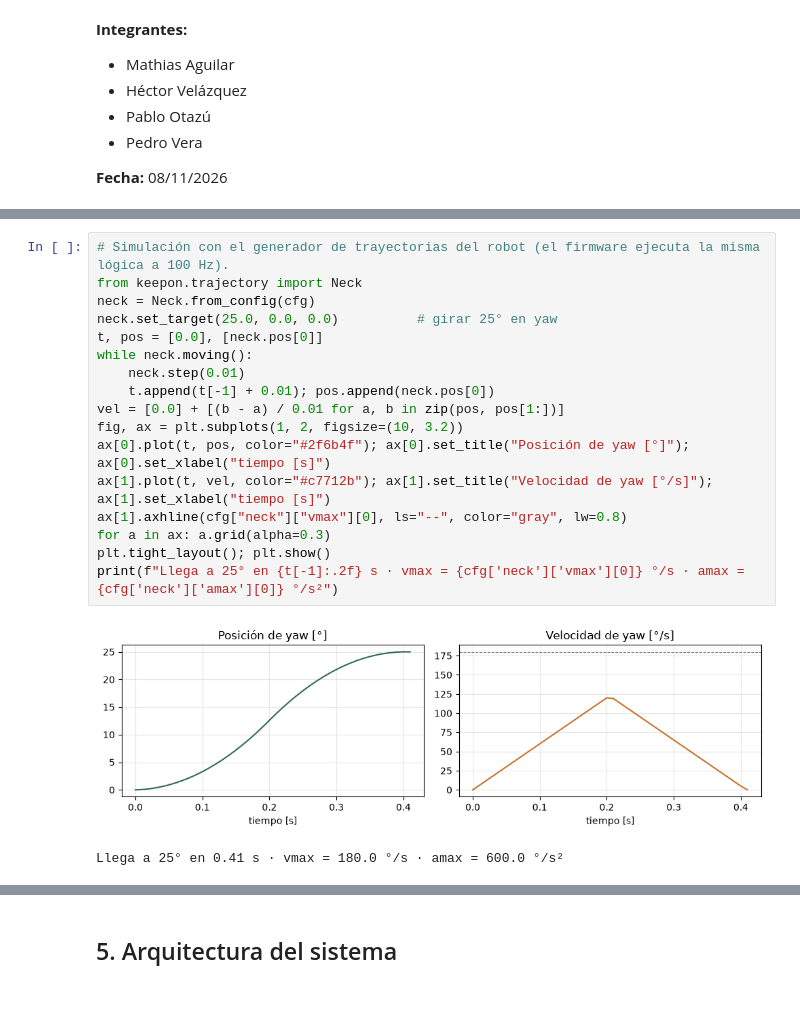
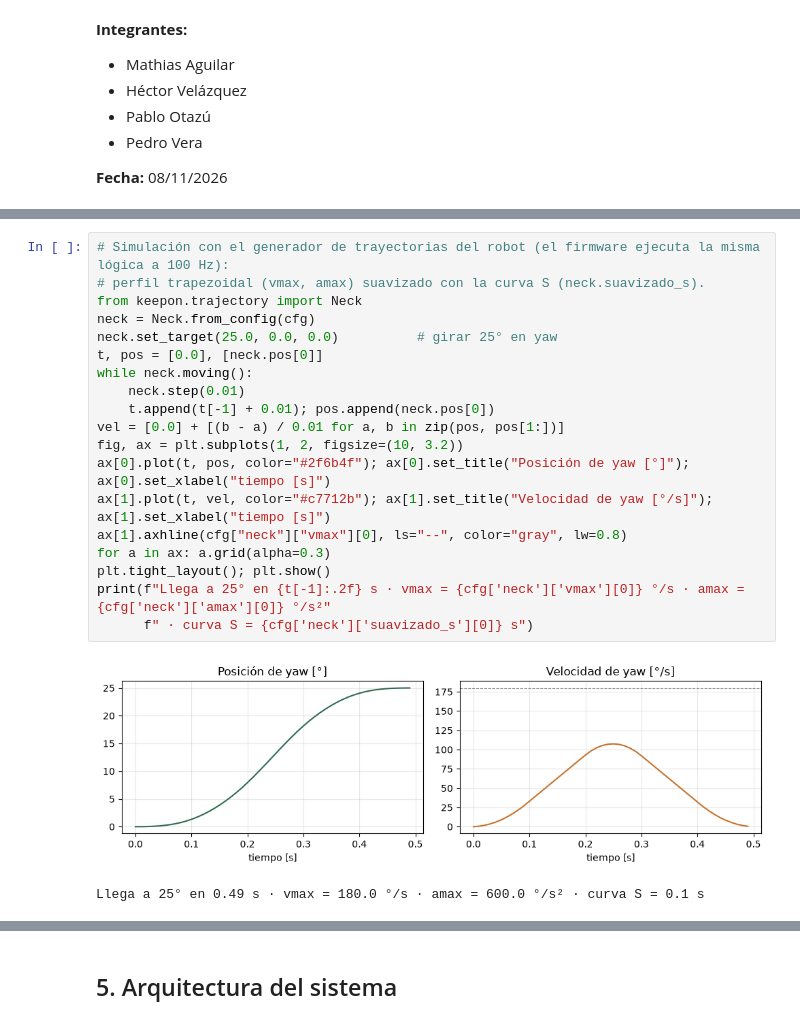
Before and after one commit to HecVelaz/keepon-pro, a Jupyter notebook: docs/informe/Informe_técnico.ipynb, the cells around one changed output, grey strips where cells are left out. Saved outputs shown, nothing was run; the diff lists cells and outputs as text.

```diff
--- a/docs/informe/Informe_técnico.ipynb
+++ b/docs/informe/Informe_técnico.ipynb
@@ -219,25 +224,27 @@ y el último paso cae justo en el objetivo. El firmware tiene una copia en C++ y
 **Medido en la ESP32 real (14/10):** 30/30 pruebas OK; PING → ACK 4,4 ms de media (máx. 4,9); un movimiento a 70/30/−20 llega en 0,68 s
 (el simulador predice 0,69 s); watchdog a los ~490 ms.
 # %%
-# Simulación con el generador de trayectorias del robot (el firmware ejecuta la misma lógica a 100 Hz).
+# Simulación con el generador de trayectorias del robot (el firmware ejecuta la misma lógica a 100 Hz):
+# perfil trapezoidal (vmax, amax) suavizado con la curva S (neck.suavizado_s).
 from keepon.trajectory import Neck
 neck = Neck.from_config(cfg)
 neck.set_target(25.0, 0.0, 0.0)          # girar 25° en yaw
 t, pos = [0.0], [neck.pos[0]]
 while neck.moving():
     neck.step(0.01)
     t.append(t[-1] + 0.01); pos.append(neck.pos[0])
 vel = [0.0] + [(b - a) / 0.01 for a, b in zip(pos, pos[1:])]
 fig, ax = plt.subplots(1, 2, figsize=(10, 3.2))
 ax[0].plot(t, pos, color="#2f6b4f"); ax[0].set_title("Posición de yaw [°]"); ax[0].set_xlabel("tiempo [s]")
 ax[1].plot(t, vel, color="#c7712b"); ax[1].set_title("Velocidad de yaw [°/s]"); ax[1].set_xlabel("tiempo [s]")
 ax[1].axhline(cfg["neck"]["vmax"][0], ls="--", color="gray", lw=0.8)
 for a in ax: a.grid(alpha=0.3)
 plt.tight_layout(); plt.show()
-print(f"Llega a 25° en {t[-1]:.2f} s · vmax = {cfg['neck']['vmax'][0]} °/s · amax = {cfg['neck']['amax'][0]} °/s²")
+print(f"Llega a 25° en {t[-1]:.2f} s · vmax = {cfg['neck']['vmax'][0]} °/s · amax = {cfg['neck']['amax'][0]} °/s²"
+      f" · curva S = {cfg['neck']['suavizado_s'][0]} s")
 # %% [output]
-[figure, old version]
+[figure, new version]
-Llega a 25° en 0.41 s · vmax = 180.0 °/s · amax = 600.0 °/s²
+Llega a 25° en 0.49 s · vmax = 180.0 °/s · amax = 600.0 °/s² · curva S = 0.1 s
 # %% [markdown]
 ## 4. Percepción y modelos de IA (T2)
 
```
Also changed, not shown: parts of 19 cells of this notebook, 3 other files.
